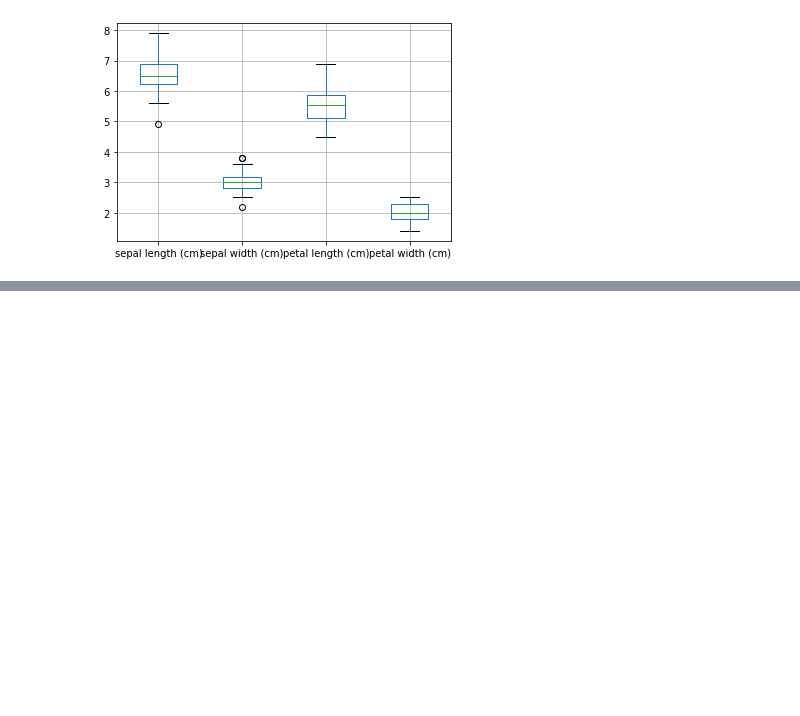
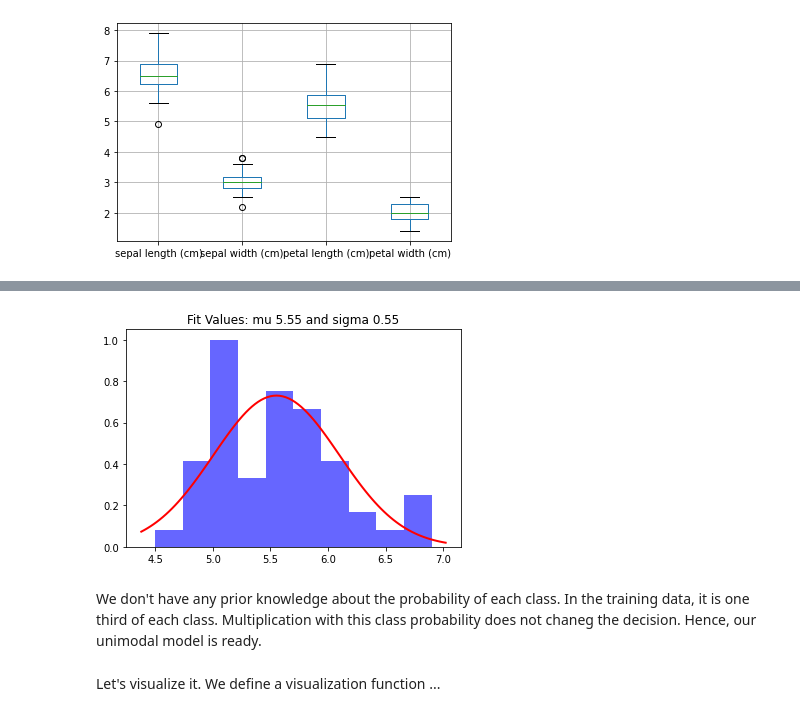
Before and after one commit to WelfLowe/ML4developers, a Jupyter notebook: 2–Naive_Bayes_algorithm.ipynb, the cells around one changed output, grey strips where cells are left out. Drawn from its saved outputs; the diff is of its cells as text; code cells hidden in the pictures; blank space fills up the shorter version.

```diff
--- a/2–Naive_Bayes_algorithm.ipynb
+++ b/2–Naive_Bayes_algorithm.ipynb
@@ -206,0 +128,8 @@ plt.show()
+# %%
+mu_virginica, sigma_virginica = fit_normal(virginica_petal_length, True)
+# %% [output]
+[figure, added]
+# %% [markdown]
+We don't have any prior knowledge about the probability of each class. In the training data, it is one third of each class. Multiplication with this class probability does not chaneg the decision. Hence, our unimodal model is ready.
+# %% [markdown]
+Let's visualize it. We define a visualization function ...
```
Also changed, not shown: parts of 38 cells of this notebook.
